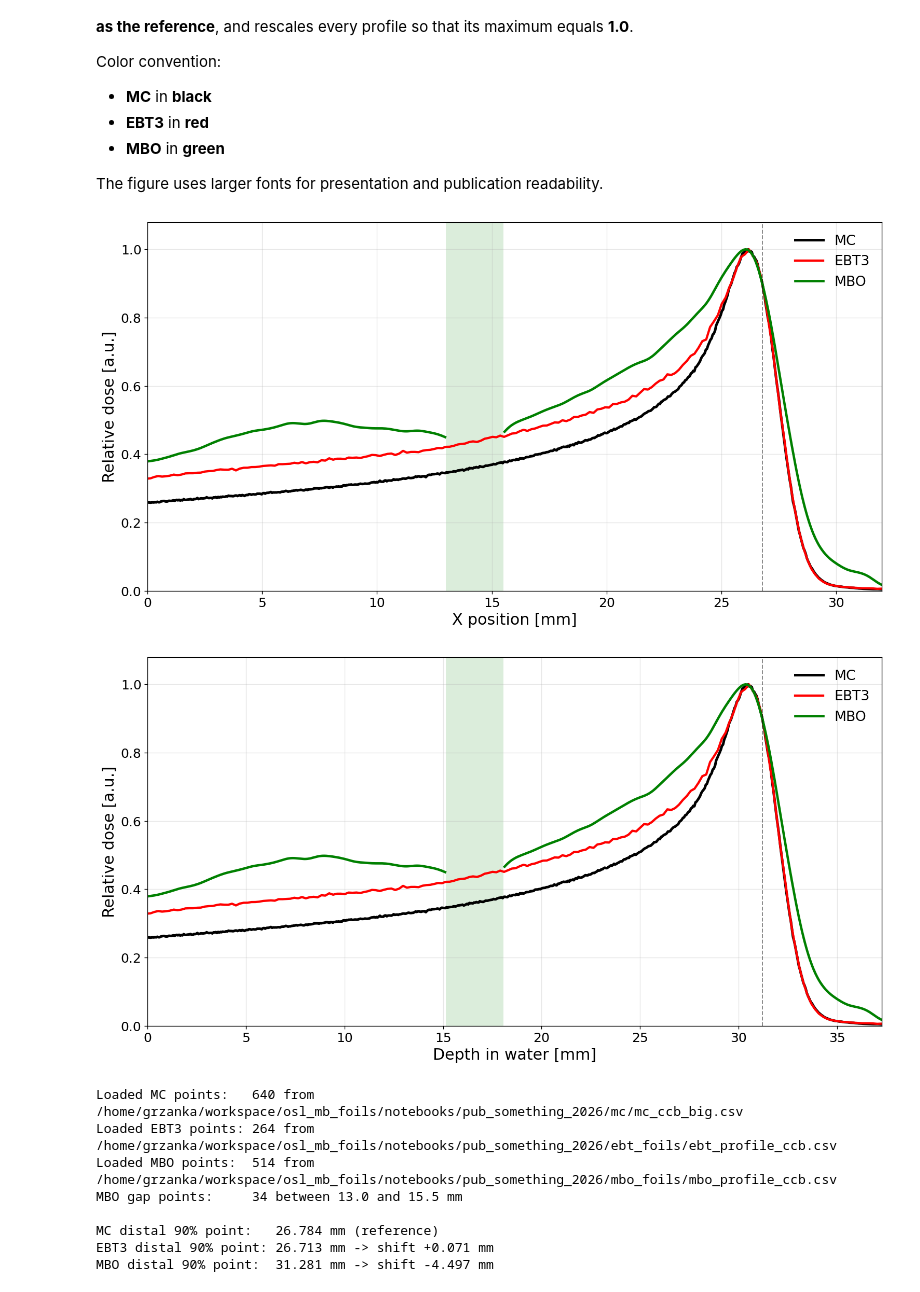
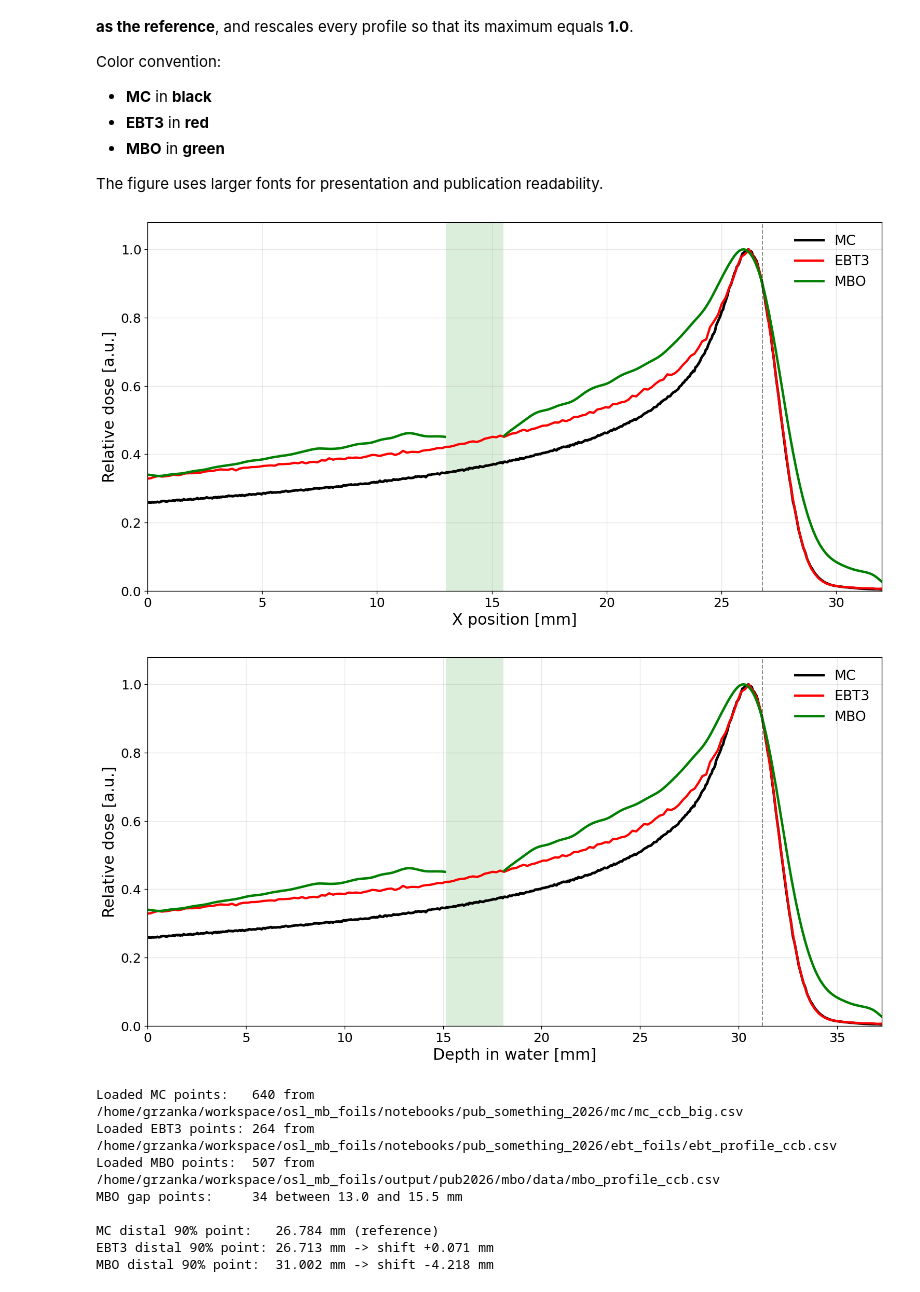
Before and after one commit to grzanka/osl_mb_foils, a Jupyter notebook: notebooks/pub_something_2026/1.2-ccb-dose-profiles-mc-ebt3-mbo.ipynb, the cells around one changed output. Cells and saved outputs as stored; diff of their text form; code cells hidden in the pictures.

```diff
--- a/notebooks/pub_something_2026/1.2-ccb-dose-profiles-mc-ebt3-mbo.ipynb
+++ b/notebooks/pub_something_2026/1.2-ccb-dose-profiles-mc-ebt3-mbo.ipynb
@@ -24,10 +24,16 @@ if not (repo_root / "notebooks" / "pub_something_2026").exists():
             break
 
 data_root = repo_root / "notebooks" / "pub_something_2026"
+# Prefer the freshly produced MBO profile from the CLI pipeline
+# (`poetry run python -m src.pub2026.cli run ...`); fall back to the
+# notebook-local cached copy in `mbo_foils/`.
+mbo_pipeline_dir = repo_root / "output" / "pub2026" / "mbo" / "data"
 
 mc_file = data_root / "mc" / "mc_ccb_big.csv"
 ebt_file = data_root / "ebt_foils" / "ebt_profile_ccb.csv"
-mbo_file = data_root / "mbo_foils" / "mbo_profile_ccb.csv"
+mbo_pipeline_file = mbo_pipeline_dir / "mbo_profile_ccb.csv"
+mbo_local_file = data_root / "mbo_foils" / "mbo_profile_ccb.csv"
+mbo_file = mbo_pipeline_file if mbo_pipeline_file.exists() else mbo_local_file
 
 # Configurable exclusion window for the plotted MBO curve after alignment.
 MBO_EXCLUDE_MIN_MM = 13.0
@@ -119,40 +125,40 @@ mc_range_90_water = mc_range_90 * WATER_EQ_FACTOR
 
 fig, ax = plt.subplots(figsize=(13, 7), dpi=120)
 
 ax.axvspan(MBO_EXCLUDE_MIN_MM * WATER_EQ_FACTOR, MBO_EXCLUDE_MAX_MM * WATER_EQ_FACTOR, color="green", alpha=BUMP_BAND_ALPHA, linewidth=0)
 
 ax.plot(mc["x_water_mm"], mc["relative_dose"], color="black", linewidth=3.0, label="MC")
 ax.plot(ebt["x_water_mm"], ebt["relative_dose"], color="red", linewidth=2.6, label="EBT3")
 ax.plot(mbo_plot["x_water_mm"], mbo_plot["relative_dose"], color="green", linewidth=2.8, label="MBO")
 
 ax.axvline(mc_range_90_water, color="black", linestyle="--", linewidth=1.2, alpha=0.45)
 
 ax.set_xlabel("Depth in water [mm]")
 ax.set_ylabel("Relative dose [a.u.]")
 ax.set_xlim(0, 32 * WATER_EQ_FACTOR)
 ax.set_ylim(0, 1.08)
 ax.grid(True, alpha=0.3)
 ax.legend(frameon=False)
 
 plt.tight_layout()
 plt.show()
 
 print(f"Loaded MC points:   {len(mc)} from {mc_file}")
 print(f"Loaded EBT3 points: {len(ebt)} from {ebt_file}")
 print(f"Loaded MBO points:  {len(mbo)} from {mbo_file}")
 print(f"MBO gap points:     {int(mbo_gap_mask.sum())} between {MBO_EXCLUDE_MIN_MM:.1f} and {MBO_EXCLUDE_MAX_MM:.1f} mm")
 print()
 print(f"MC distal 90% point:   {mc_range_90:.3f} mm (reference)")
 print(f"EBT3 distal 90% point: {ebt_range_90:.3f} mm -> shift {ebt_shift:+.3f} mm")
 print(f"MBO distal 90% point:  {mbo_range_90:.3f} mm -> shift {mbo_shift:+.3f} mm")
 # %% [output]
-[figure, old version]
+[figure, new version]
-[figure, old version]
+[figure, new version]
 Loaded MC points:   640 from /home/grzanka/workspace/osl_mb_foils/notebooks/pub_something_2026/mc/mc_ccb_big.csv
 Loaded EBT3 points: 264 from /home/grzanka/workspace/osl_mb_foils/notebooks/pub_something_2026/ebt_foils/ebt_profile_ccb.csv
-Loaded MBO points:  514 from /home/grzanka/workspace/osl_mb_foils/notebooks/pub_something_2026/mbo_foils/mbo_profile_ccb.csv
+Loaded MBO points:  507 from /home/grzanka/workspace/osl_mb_foils/output/pub2026/mbo/data/mbo_profile_ccb.csv
 MBO gap points:     34 between 13.0 and 15.5 mm
 
 MC distal 90% point:   26.784 mm (reference)
 EBT3 distal 90% point: 26.713 mm -> shift +0.071 mm
-MBO distal 90% point:  31.281 mm -> shift -4.497 mm
+MBO distal 90% point:  31.002 mm -> shift -4.218 mm
```
Also changed, not shown: 4 other files.
